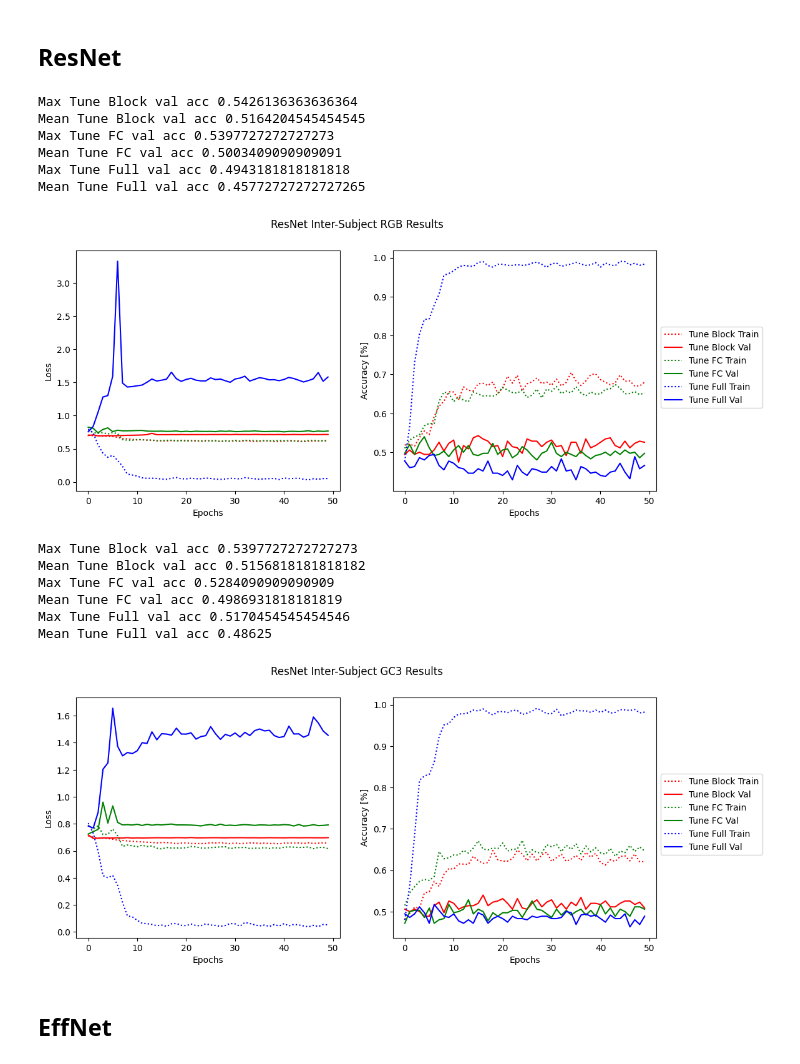
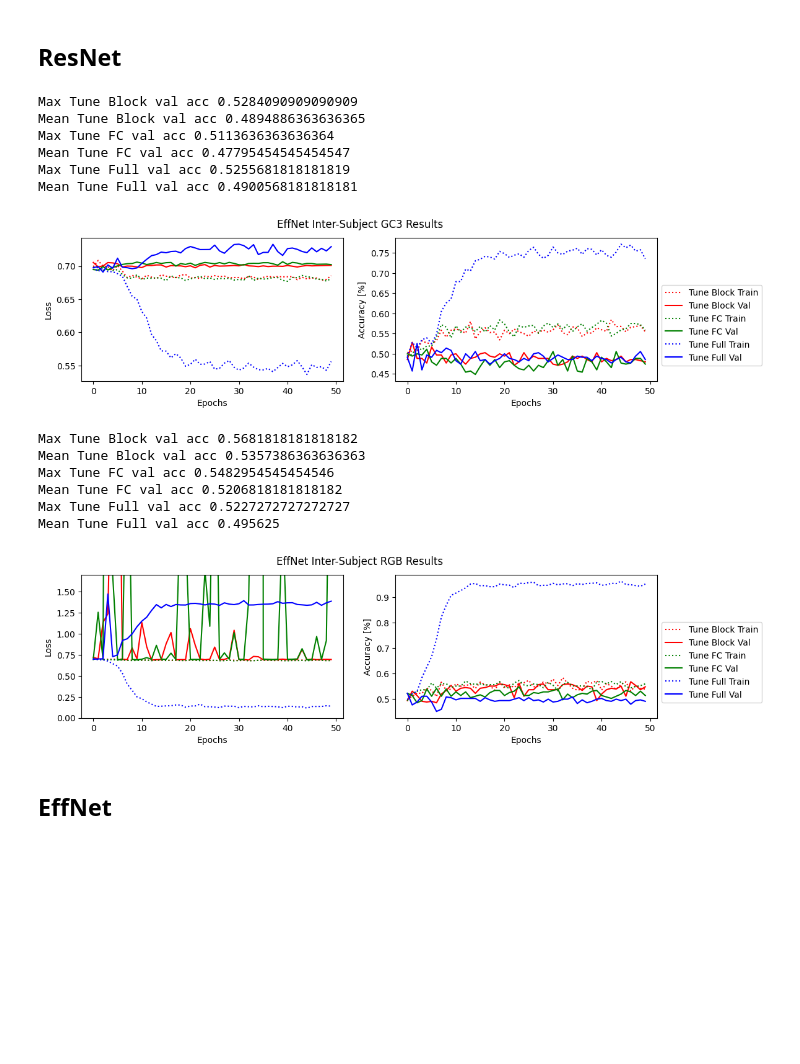
Before and after one commit to duedahl/LU_EEG_Classification, a Jupyter notebook: Visuals_Res.ipynb, the cells around one changed output. Drawn from its saved outputs; the diff is of its cells as text; code cells hidden in the pictures; blank space fills up the shorter version.

```diff
--- a/Visuals_Res.ipynb
+++ b/Visuals_Res.ipynb
@@ -27,7 +27,7 @@ for i in range(len(rgbdat)):
 # Results loaded
 # %%
 def plotRes(indata, suptitle, lab=None, ylim=None):
-    fig, ax = plt.subplots(1,2,figsize=(12,5))
+    fig, ax = plt.subplots(1,2,figsize=(12,3))
     colors = ["r", "g", "b"]
     if lab == None:
         lab = {"PT_"+model+"_Freeze": "Fine Tune",
@@ -47,7 +47,7 @@ def plotRes(indata, suptitle, lab=None, ylim=None):
             ax[0].set_ylabel("Loss")
             ax[0].set_xlabel("Epochs")
             if ylim:
-                ax[0].set_ylim(top=ylim)
+                ax[0].set_ylim(top=ylim[1],bottom=ylim[0])
             #ax[0].legend()
             ax[1].plot(range(n),data["acc"][phase], label=lab[title]+" "+phase.capitalize(), color=colors[index], linestyle = style)
             ax[1].set_ylabel("Accuracy [%]")
@@ -74,8 +74,9 @@ Mean Full Train val acc 0.5071666666666667
 ## ResNet
 # %%
 #def LoadResults(model):
-model = "ResNet"
-respath = "res_"+model
+model = "EffNet"
+phase = "Inter"
+respath = os.path.join("res_"+model,phase)
 allfiles = os.listdir(respath)
 datfiles = [file for file in allfiles if file[-4:]=="json"]
 gc3dat = [file for file in datfiles if file.__contains__("GC3")]
@@ -92,13 +93,16 @@ for i in range(len(rgbdat)):
 
 # Results loaded
 # %%
-def plotRes(indata, suptitle, color):
-    fig, ax = plt.subplots(1,2,figsize=(12,5))
+def plotRes(indata, suptitle, color, ylim=None, lab=None):
+    fig, ax = plt.subplots(1,2,figsize=(12,3))
     colors = ["r", "g", "b"]
-    lab = {color+"_Tune_Block": "Tune Block",
-            color+"_Tune_FC": "Tune FC",
-            color+"_Tune_Full": "Tune Full"
-            }
+    if lab:
+        pass
+    else:
+        lab = {color+"_Tune_Block": "Tune Block",
+                color+"_Tune_FC": "Tune FC",
+                color+"_Tune_Full": "Tune Full"
+                }
     # plot
     for index in range(3):
         title = list(indata[index].keys())[0]
@@ -111,6 +115,8 @@ def plotRes(indata, suptitle, color):
             ax[0].plot(range(n),data["loss"][phase], label=lab[title]+" "+phase.capitalize(), color=colors[index], linestyle = style)
             ax[0].set_ylabel("Loss")
             ax[0].set_xlabel("Epochs")
+            if ylim:
+                ax[0].set_ylim(top=ylim[1],bottom=ylim[0])
             #ax[0].legend()
             ax[1].plot(range(n),data["acc"][phase], label=lab[title]+" "+phase.capitalize(), color=colors[index], linestyle = style)
             ax[1].set_ylabel("Accuracy [%]")
@@ -121,26 +127,27 @@ def plotRes(indata, suptitle, color):
                 print("Max "+lab[title]+" val acc", np.max(data["acc"][phase]))
                 print("Mean "+lab[title]+" val acc", np.mean(data["acc"][phase]))
     fig.suptitle(suptitle)
+# %%
+color = "GC3"
+plotRes(gc3dat, suptitle=model+" "+phase+"-Subject GC3 Results", color=color)
+# %% [output]
+Max Tune Block val acc 0.5284090909090909
+Mean Tune Block val acc 0.4894886363636365
+Max Tune FC val acc 0.5113636363636364
+Mean Tune FC val acc 0.47795454545454547
+Max Tune Full val acc 0.5255681818181819
+Mean Tune Full val acc 0.4900568181818181
+[figure, added]
 # %%
-plotRes(rgbdat, suptitle=model+" Inter-Subject RGB Results", color="RGB")
+plotRes(rgbdat, suptitle=model+" "+phase+"-Subject RGB Results", color="RGB",ylim=[0,1.7])
 # %% [output]
-Max Tune Block val acc 0.5426136363636364
-Mean Tune Block val acc 0.5164204545454545
-Max Tune FC val acc 0.5397727272727273
-Mean Tune FC val acc 0.5003409090909091
-Max Tune Full val acc 0.4943181818181818
-Mean Tune Full val acc 0.45772727272727265
+Max Tune Block val acc 0.5681818181818182
+Mean Tune Block val acc 0.5357386363636363
+Max Tune FC val acc 0.5482954545454546
+Mean Tune FC val acc 0.5206818181818182
+Max Tune Full val acc 0.5227272727272727
+Mean Tune Full val acc 0.495625
-[figure, old version]
+[figure, new version]
-# %%
-plotRes(gc3dat, suptitle=model+" Inter-Subject GC3 Results", color="GC3")
-# %% [output]
-Max Tune Block val acc 0.5397727272727273
-Mean Tune Block val acc 0.5156818181818182
-Max Tune FC val acc 0.5284090909090909
-Mean Tune FC val acc 0.4986931818181819
-Max Tune Full val acc 0.5170454545454546
-Mean Tune Full val acc 0.48625
-[figure, removed]
 # %% [markdown]
 ## EffNet
 # %%
```
Also changed, not shown: parts of 4 cells of this notebook, 10 other files.
